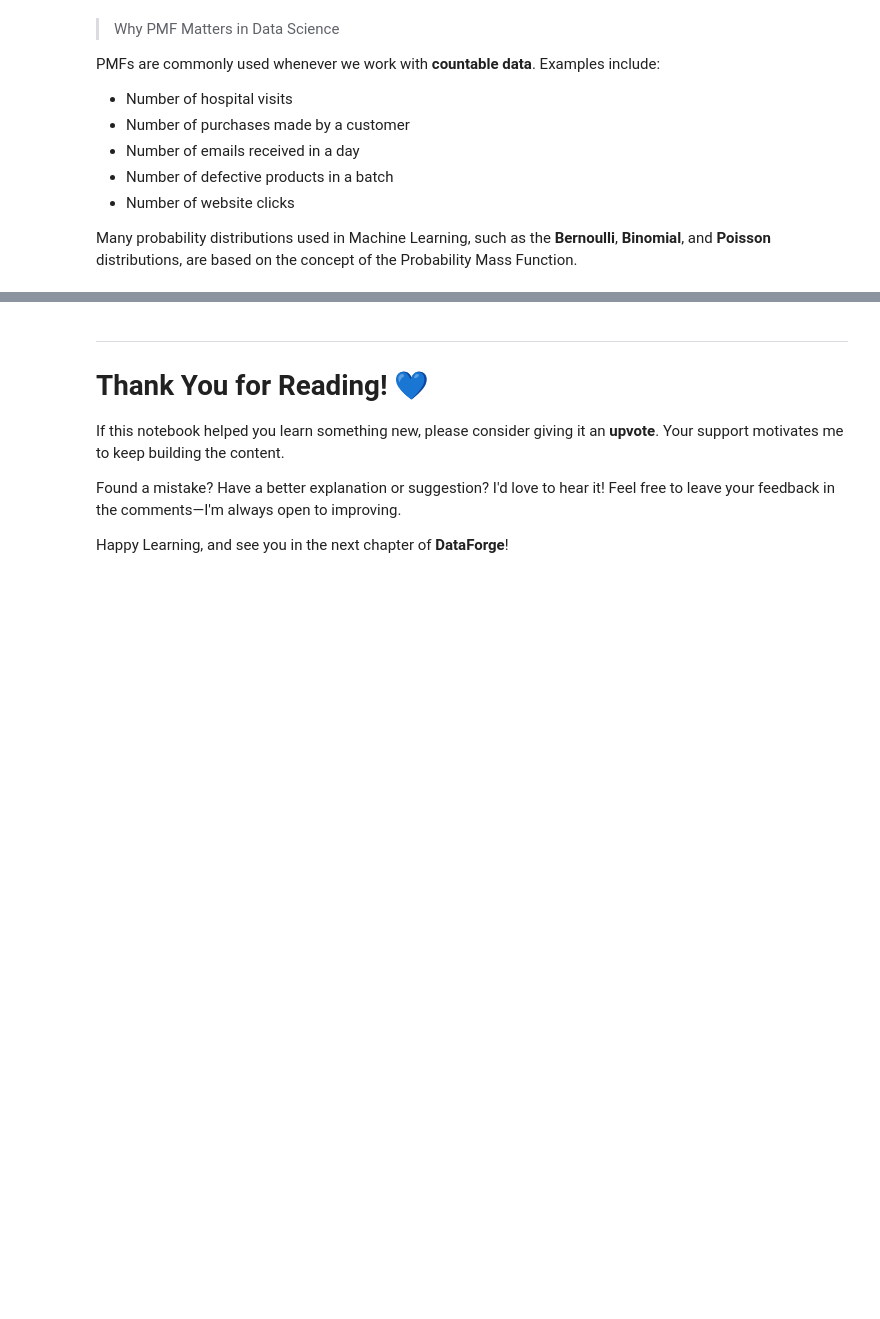
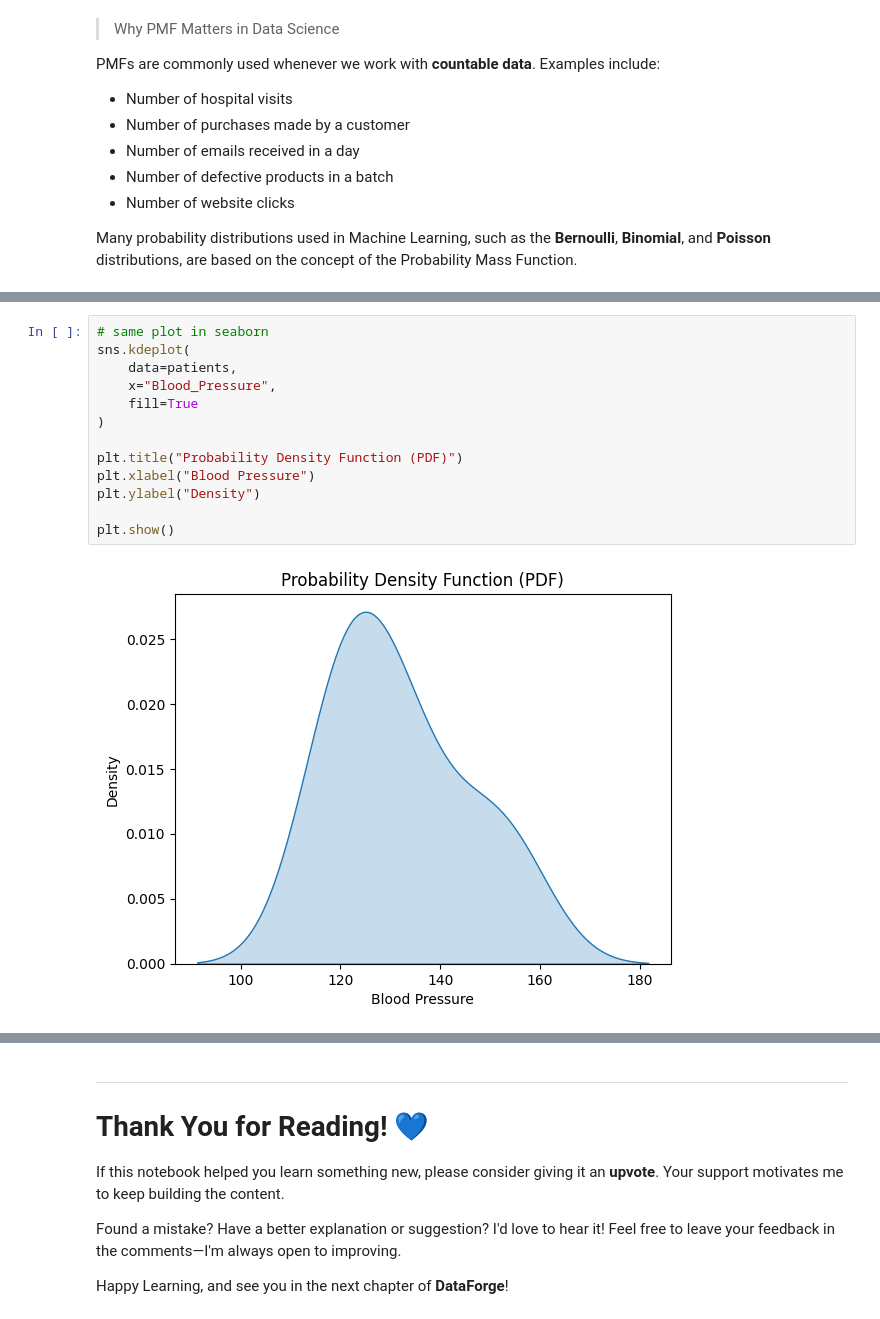
Before and after one commit to satyam2006-cmd/DataForge, a Jupyter notebook: statswithpy/statslearnings.ipynb, the cells around one changed output, grey strips where cells are left out. Saved outputs shown, nothing was run; the diff lists cells and outputs as text; blank space fills up the shorter version.

```diff
--- a/statswithpy/statslearnings.ipynb
+++ b/statswithpy/statslearnings.ipynb
@@ -2131,0 +2217,15 @@ In the Next chapter we will see a cloase look up on **Probability Density Functi
+# %%
+# same plot in seaborn
+sns.kdeplot(
+    data=patients,
+    x="Blood_Pressure",
+    fill=True
+)
+
+plt.title("Probability Density Function (PDF)")
+plt.xlabel("Blood Pressure")
+plt.ylabel("Density")
+
+plt.show()
+# %% [output]
+[figure, added]
```
Also changed, not shown: parts of 12 cells of this notebook.
